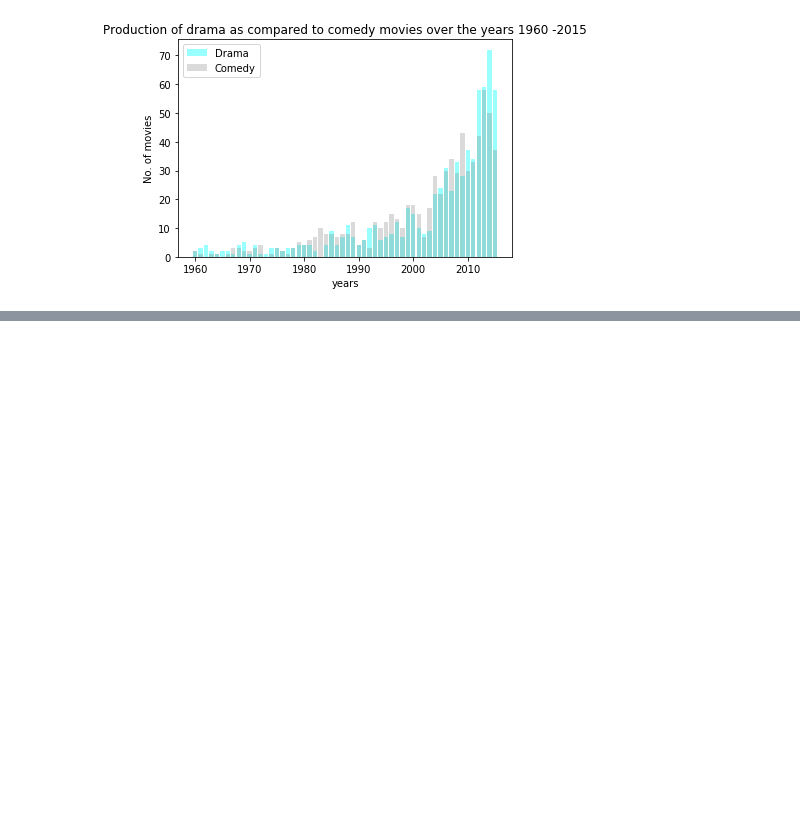
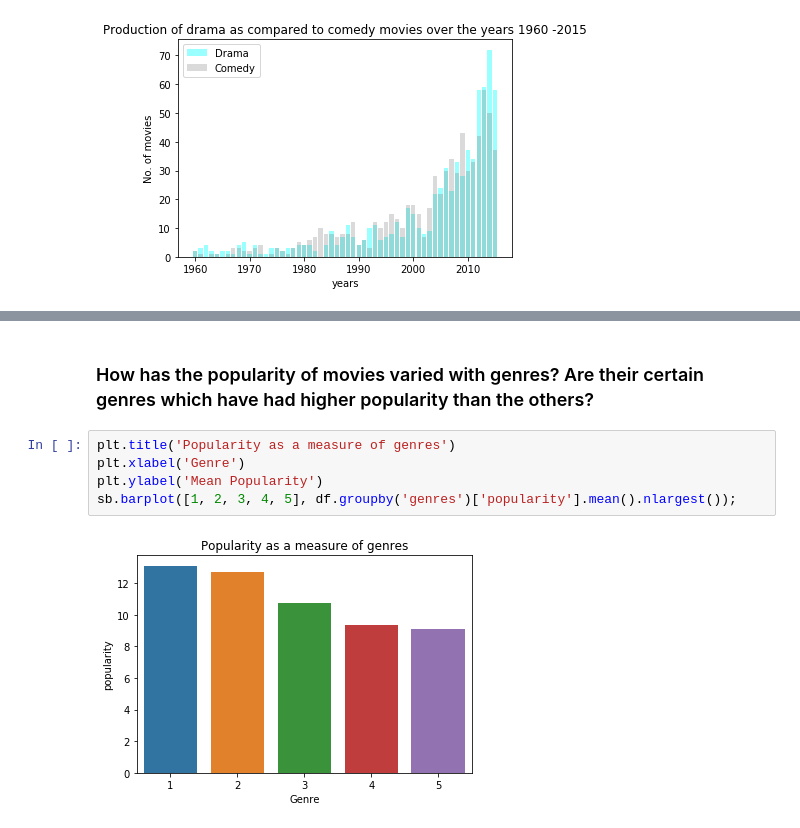
Before and after one commit to MayurBajaj2002/IMDB-Movies-Analysis, a Jupyter notebook: TMDb-Anlaysis.ipynb, the cells around one changed output, grey strips where cells are left out. Saved outputs shown, nothing was run; the diff lists cells and outputs as text; blank space fills up the shorter version.

```diff
--- a/TMDb-Anlaysis.ipynb
+++ b/TMDb-Anlaysis.ipynb
@@ -191,0 +164,9 @@ TypeError: boxplot() got an unexpected keyword argument 'scale'
+# %% [markdown]
+### How has the popularity of movies varied with genres? Are their certain genres which have had higher popularity than the others?
+# %%
+plt.title('Popularity as a measure of genres')
+plt.xlabel('Genre')
+plt.ylabel('Mean Popularity')
+sb.barplot([1, 2, 3, 4, 5], df.groupby('genres')['popularity'].mean().nlargest());
+# %% [output]
+[figure, added]
```
Also changed, not shown: parts of 34 cells of this notebook.
